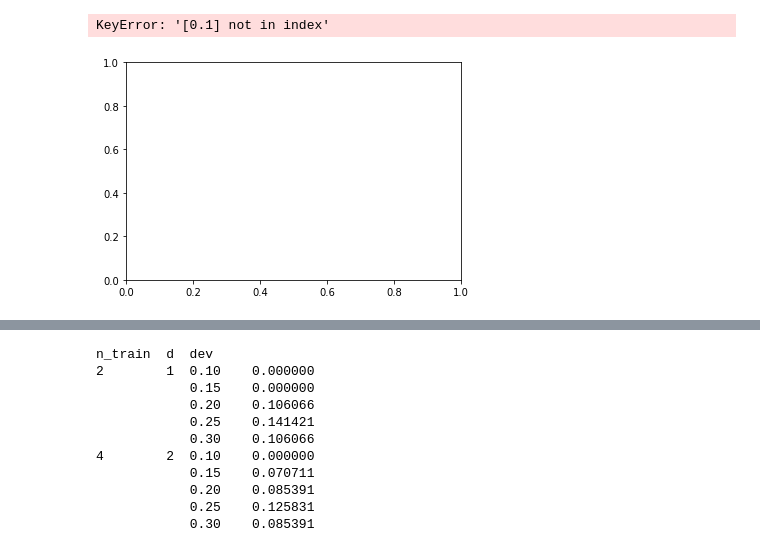
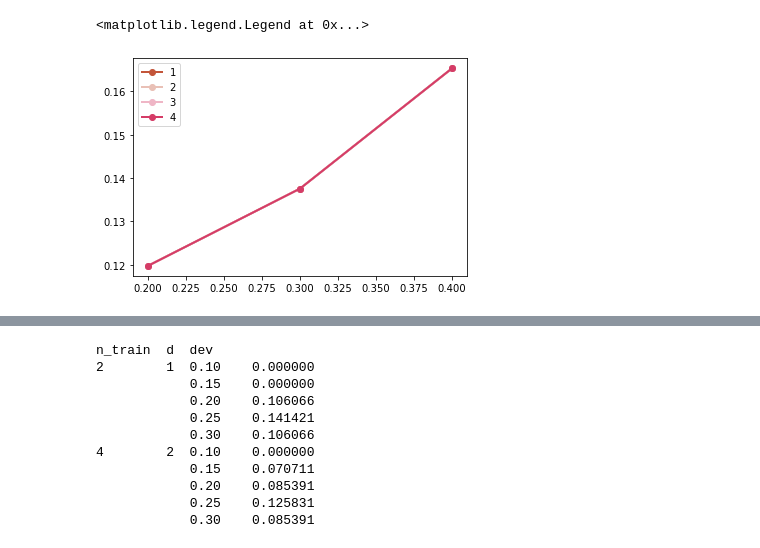
Before and after one commit to amacaluso/Quantum-Ensemble-for-Classification, a Jupyter notebook: notebooks/viz_results.ipynb, the cells around one changed output, grey strips where cells are left out. Saved outputs shown, nothing was run; the diff lists cells and outputs as text; code cells hidden in the pictures.

```diff
--- a/notebooks/viz_results.ipynb
+++ b/notebooks/viz_results.ipynb
@@ -9,12 +9,12 @@ data = pd.read_csv('output/results_ensemble.csv',
                    names = ['N', 'n_train', 'n_swap', 'd', 'balanced',
                             'test_size', 'dev', 'accuracy', 'brier', 'seed'])
 
-data = data.loc[ data['N']==200 , : ]
-data = data.loc[ data['test_size']==0.1, : ]
+# data = data.loc[ data['N']==200 , : ]
+# data = data.loc[ data['test_size']==0.1, : ]
 # data = data.loc[ data['dev']!=0.15, : ]
 # data = data.loc[ data['dev']!=0.25, : ]
-#data = data.loc[ data['dev']==0.3, : ]
-#data = data.loc[ data['d']!=1, : ]
+# data = data.loc[ data['dev']==0.3, : ]
+# data = data.loc[ data['d']!=1, : ]
 
 ctrl_size = data.d.unique()
 std_all = data.dev.unique()
@@ -46,8 +41,9 @@ data_mean
 # %%
 colors = sns.diverging_palette(20, 1, n=len(ctrl_size))
 
+fig, ax = plt.subplots()
+
 for d,c in zip(ctrl_size, colors):
-    fig, ax = plt.subplots(1)
 
     mean_data = data_mean.loc[[d]]
     std_data = data_std.loc[[d]]
@@ -64,14 +60,4 @@ for d,c in zip(ctrl_size, colors):
     ax.fill_between(x, upper, lower, facecolor=c, alpha=0.5)
 
     plt.legend()
-    # Brier score
-    y_mean = mean_data.brier
-    y_std = std_data.brier
-    lower = y_mean - y_std
-    upper = y_mean + y_std
-
-    ax.plot(x, y_mean, lw=2, label = None, color=c, marker='o')
-    ax.fill_between(x, upper, lower, facecolor=c, alpha=0.5)
-
-    plt.show()
 # %% [output]
@@ -82,21 +65,19 @@ for d,c in zip(ctrl_size, colors):
 # %%
-colors = sns.diverging_palette(200, 180, n=len(std_all))
-fig, ax = plt.subplots(1)
+colors = sns.diverging_palette(20, 1, n=len(ctrl_size))
 
-for std,c in zip(std_all, colors):
-    mean_data = data_mean.loc[[std]]
-    x = mean_data.index.levels[1]
+fig, ax = plt.subplots()
 
+for d,c in zip(ctrl_size, colors):
+
+    # Brier score
     y_mean = mean_data.brier
-
-    std_data = data_std.loc[[std]]
     y_std = std_data.brier
-
     lower = y_mean - y_std
     upper = y_mean + y_std
-    ax.plot(x, y_mean, lw=2, label = str(std)+'%', color=c)
-    ax.fill_between(x, upper, lower, facecolor=c, alpha=0.5)
+
+    ax.plot(x, y_mean, lw=2, label = str(d), color=c, marker='o')
+    #ax.fill_between(x, upper, lower, facecolor=c, alpha=0.5)
 plt.legend()
 # %% [output]
-KeyError: '[0.1] not in index'
+<matplotlib.legend.Legend at 0x...>
-[figure, old version]
+[figure, new version]
```
Also changed, not shown: parts of 3 cells of this notebook, 10 other files.
